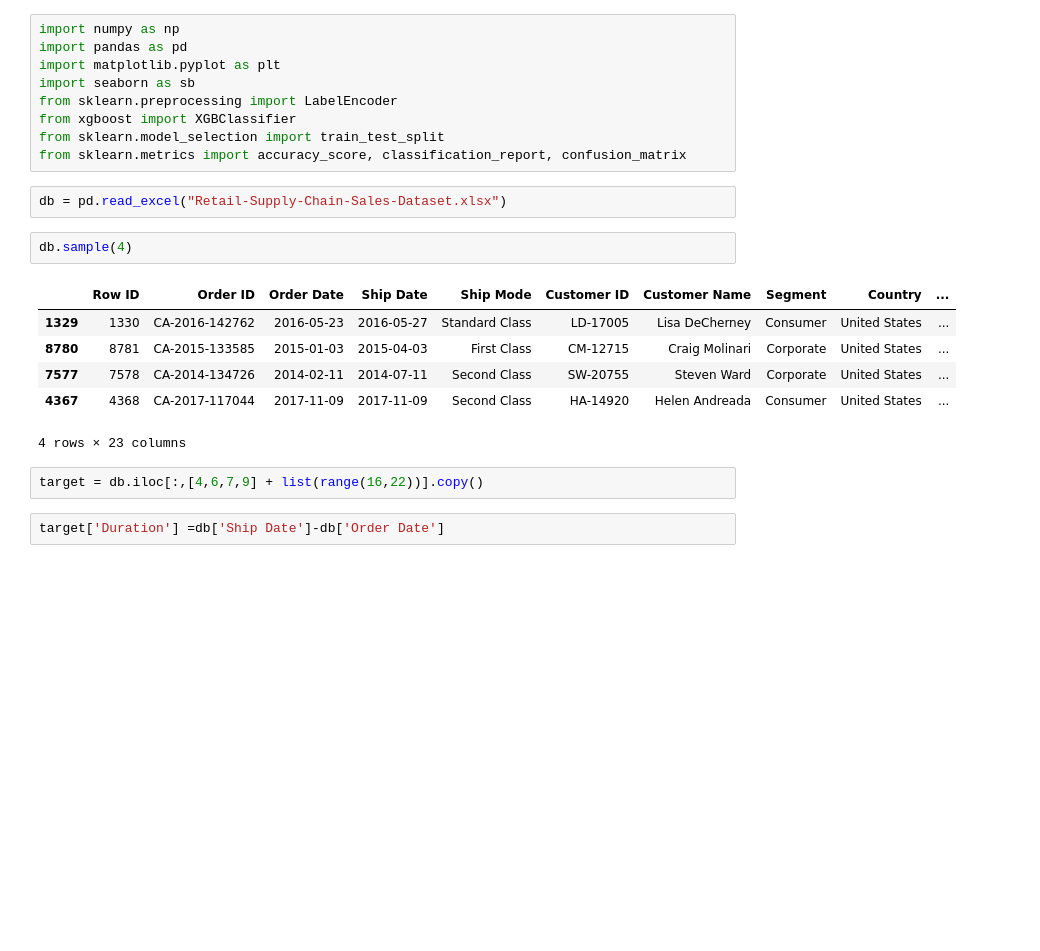
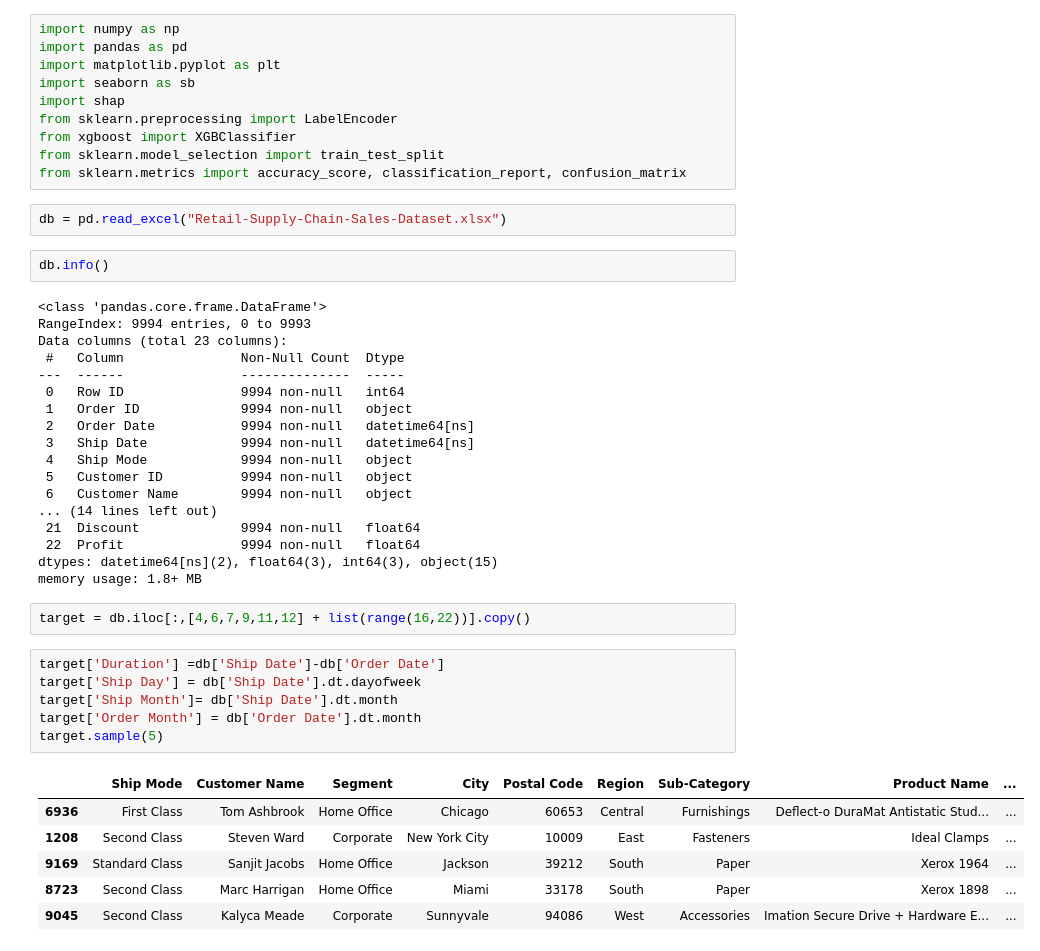
Before and after one commit to Sain-Kai/Return-Prediction-ML, a Jupyter notebook: Return prediction Logic.ipynb, the cells around one changed output. Drawn from its saved outputs; the diff is of its cells as text; blank space fills up the shorter version.

```diff
--- a/Return prediction Logic.ipynb
+++ b/Return prediction Logic.ipynb
@@ -3,6 +3,7 @@ import numpy as np
 import pandas as pd
 import matplotlib.pyplot as plt
 import seaborn as sb
+import shap
 from sklearn.preprocessing import LabelEncoder
 from xgboost import XGBClassifier
 from sklearn.model_selection import train_test_split
@@ -10,18 +11,40 @@ from sklearn.metrics import accuracy_score, classification_report, confusion_mat
 # %%
 db = pd.read_excel("Retail-Supply-Chain-Sales-Dataset.xlsx")
 # %%
-db.sample(4)
+db.info()
 # %% [output]
-|  | Row ID | Order ID | Order Date | Ship Date | Ship Mode | Customer ID | Customer Name | Segment | Country | ... |
-| 1329 | 1330 | CA-2016-142762 | 2016-05-23 | 2016-05-27 | Standard Class | LD-17005 | Lisa DeCherney | Consumer | United States | ... |
-| 8780 | 8781 | CA-2015-133585 | 2015-01-03 | 2015-04-03 | First Class | CM-12715 | Craig Molinari | Corporate | United States | ... |
-| 7577 | 7578 | CA-2014-134726 | 2014-02-11 | 2014-07-11 | Second Class | SW-20755 | Steven Ward | Corporate | United States | ... |
-| 4367 | 4368 | CA-2017-117044 | 2017-11-09 | 2017-11-09 | Second Class | HA-14920 | Helen Andreada | Consumer | United States | ... |
-4 rows × 23 columns
+<class 'pandas.core.frame.DataFrame'>
+RangeIndex: 9994 entries, 0 to 9993
+Data columns (total 23 columns):
+ #   Column               Non-Null Count  Dtype
+---  ------               --------------  -----
+ 0   Row ID               9994 non-null   int64
+ 1   Order ID             9994 non-null   object
+ 2   Order Date           9994 non-null   datetime64[ns]
+ 3   Ship Date            9994 non-null   datetime64[ns]
+ 4   Ship Mode            9994 non-null   object
+ 5   Customer ID          9994 non-null   object
+ 6   Customer Name        9994 non-null   object
+... (14 lines left out)
+ 21  Discount             9994 non-null   float64
+ 22  Profit               9994 non-null   float64
+dtypes: datetime64[ns](2), float64(3), int64(3), object(15)
+memory usage: 1.8+ MB
 # %%
-target = db.iloc[:,[4,6,7,9] + list(range(16,22))].copy()
+target = db.iloc[:,[4,6,7,9,11,12] + list(range(16,22))].copy()
 # %%
 target['Duration'] =db['Ship Date']-db['Order Date']
+target['Ship Day'] = db['Ship Date'].dt.dayofweek
+target['Ship Month']= db['Ship Date'].dt.month
+target['Order Month'] = db['Order Date'].dt.month
+target.sample(5)
+# %% [output]
+|  | Ship Mode | Customer Name | Segment | City | Postal Code | Region | Sub-Category | Product Name | ... |
+| 6936 | First Class | Tom Ashbrook | Home Office | Chicago | 60653 | Central | Furnishings | Deflect-o DuraMat Antistatic Stud... | ... |
+| 1208 | Second Class | Steven Ward | Corporate | New York City | 10009 | East | Fasteners | Ideal Clamps | ... |
+| 9169 | Standard Class | Sanjit Jacobs | Home Office | Jackson | 39212 | South | Paper | Xerox 1964 | ... |
+| 8723 | Second Class | Marc Harrigan | Home Office | Miami | 33178 | South | Paper | Xerox 1898 | ... |
+| 9045 | Second Class | Kalyca Meade | Corporate | Sunnyvale | 94086 | West | Accessories | Imation Secure Drive + Hardware E... | ... |
 # %%
 target['Returned']=db['Returned'].map({'Yes':1,'Not':0})
 def extract_brand(product_name):
```
Also changed, not shown: parts of 6 cells of this notebook.
